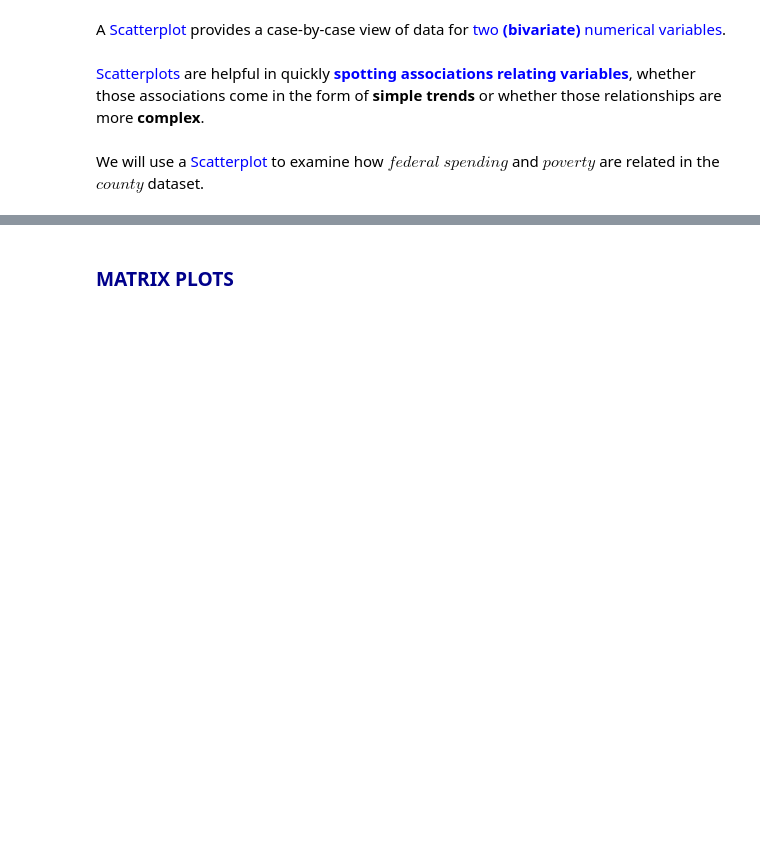
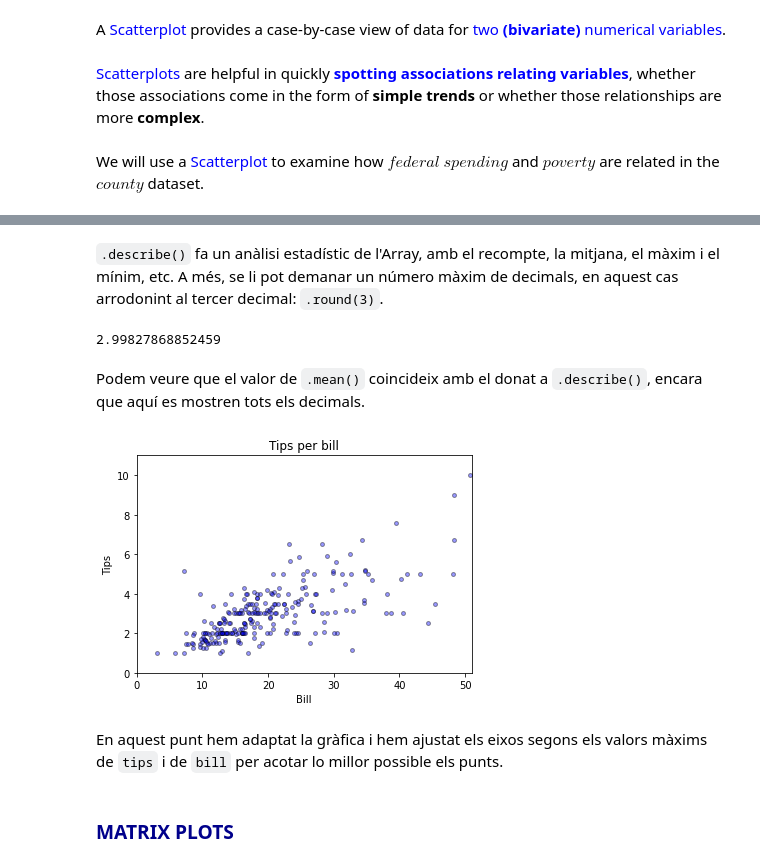
Before and after one commit to davifebdn/Visualitzacio-grafica-de-Multiples-variables, a Jupyter notebook: Data_Science_Sprint_3_T02_Visualització_gràfica_de_Múltiples_variables.ipynb, the cells around one changed output, grey strips where cells are left out. Cells and saved outputs as stored; diff of their text form; code cells hidden in the pictures; blank space fills up the shorter version.

```diff
--- a/Data_Science_Sprint_3_T02_Visualització_gràfica_de_Múltiples_variables.ipynb
+++ b/Data_Science_Sprint_3_T02_Visualització_gràfica_de_Múltiples_variables.ipynb
@@ -203,0 +50,4 @@ plt.tight_layout()
+# %%
+#Carreguem el csv de tips
+tips = pd.read_csv('/content/drive/MyDrive/IT Academy/Data Science/Srpint 3. Visualització de dades/Data-Science-main/Data-sources/tips.csv')
+tips.head(10)
@@ -204,3 +104,31 @@ plt.tight_layout()
+# %% [markdown]
+`.describe()` fa un anàlisi estadístic de l'Array, amb el recompte, la mitjana, el màxim i el mínim, etc. A més, se li pot demanar un número màxim de decimals, en aquest cas arrodonint al tercer decimal: `.round(3)`.
+# %%
+tips.tip.mean()
+# %% [output]
+2.99827868852459
+# %% [markdown]
+Podem veure que el valor de `.mean()` coincideix amb el donat  a `.describe()`, encara que aquí es mostren tots els decimals.
+# %%
+# Create data
+x = tips.total_bill
+y = tips.tip
+colors = 'Blue'
+area = np.pi*5
+
+plt.axis([0, 51, 0, 11])
+
+# Plot
+plt.scatter(x, y, s=area, c=colors, alpha=0.4, edgecolors='black')
+
+plt.title('Tips per bill')
+plt.ylabel('Tips')
+plt.xlabel('Bill')
+plt.show()
+# %% [output]
+[figure, added]
+# %% [markdown]
+En aquest punt hem adaptat la gràfica i hem ajustat els eixos segons els valors màxims de `tips` i de `bill` per acotar lo millor possible els punts.
 # %% [markdown]
 ### <span style=color:darkblue>MATRIX PLOTS</span>
 # %%
```
Also changed, not shown: parts of 47 cells of this notebook.
